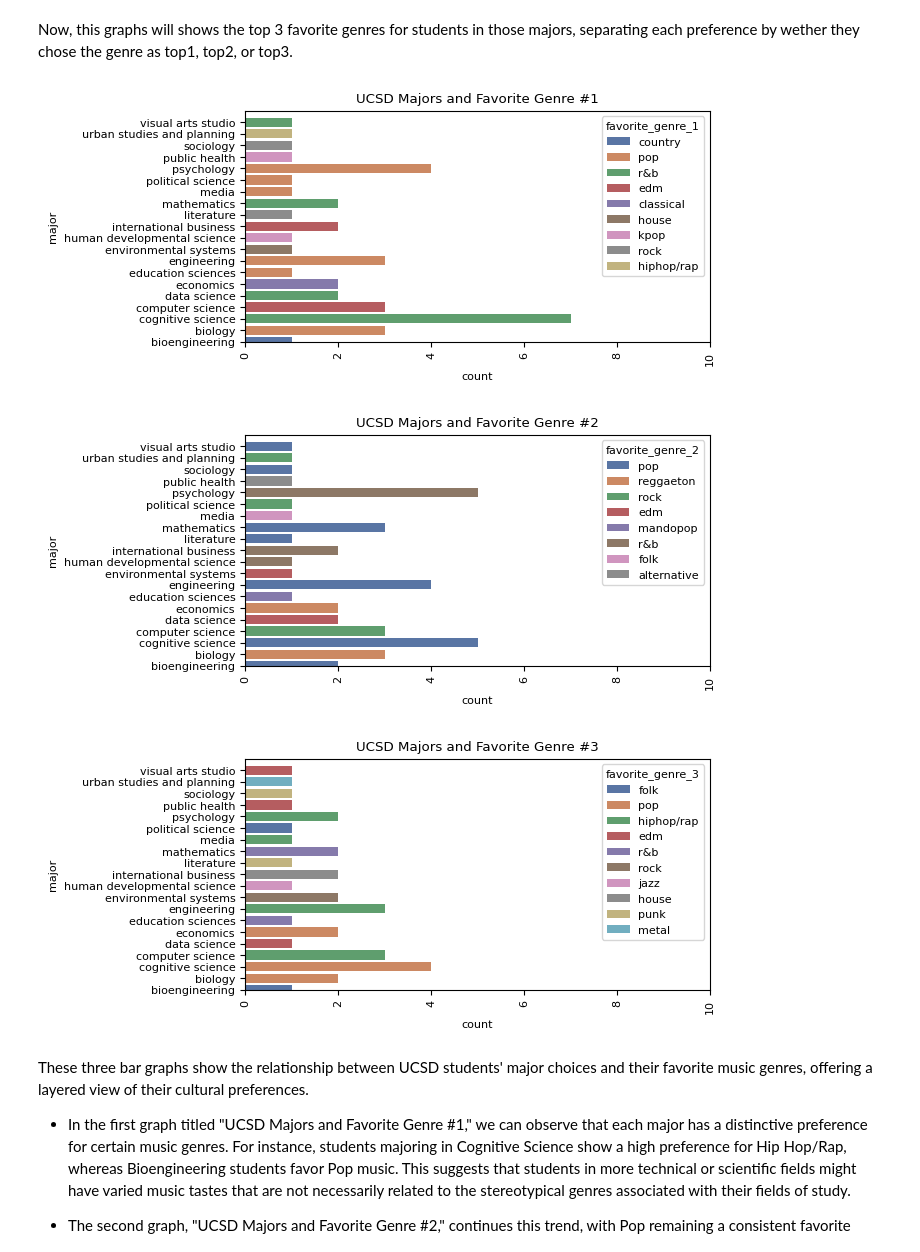
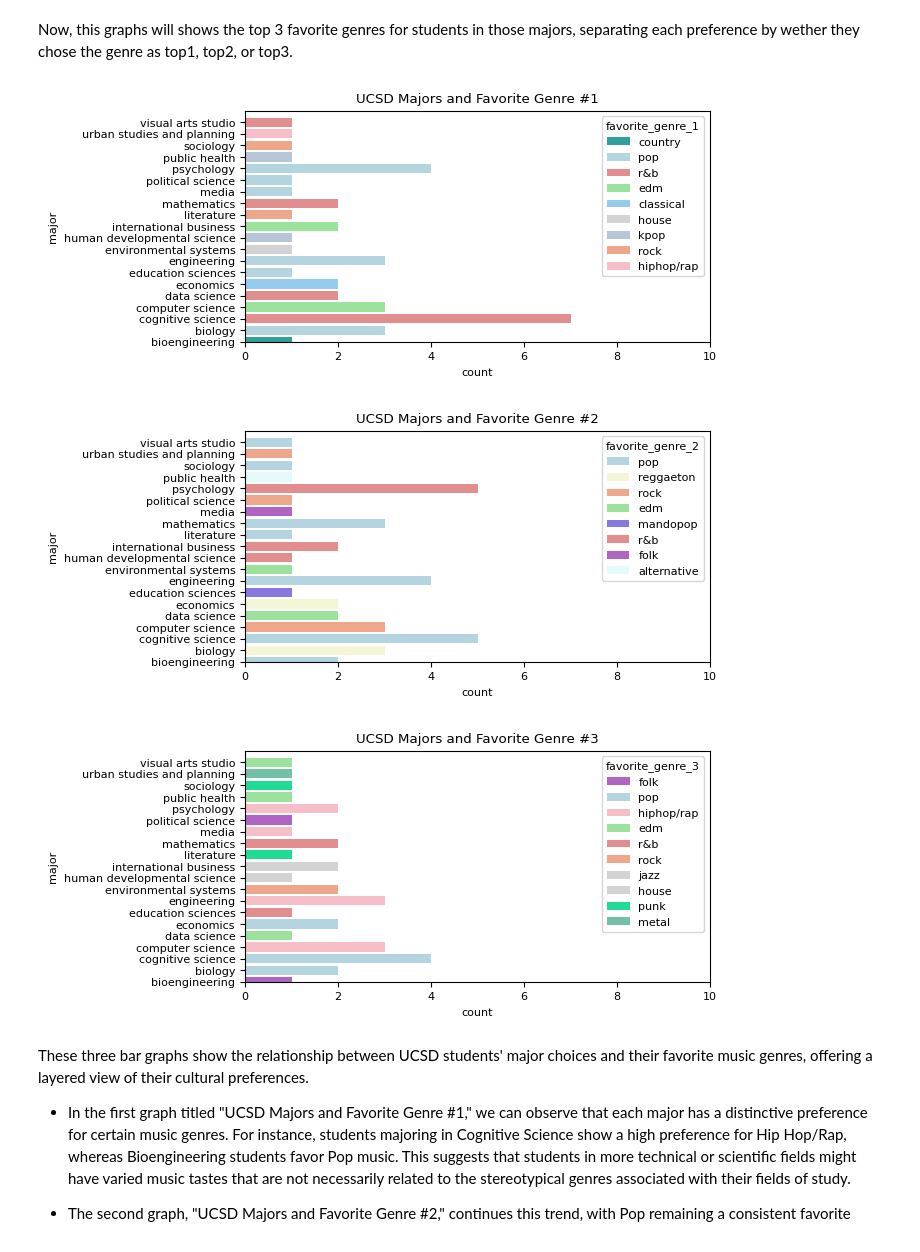
Before and after one commit to ninaahong/COGS108, a Jupyter notebook: EDACheckpoint_Group041_WI24.ipynb, the cells around one changed output. Drawn from its saved outputs; the diff is of its cells as text; code cells hidden in the pictures.

```diff
--- a/EDACheckpoint_Group041_WI24.ipynb
+++ b/EDACheckpoint_Group041_WI24.ipynb
@@ -164,8 +166,7 @@ def standardize_gen(str_gen):
             str_gen = str_gen.replace('-', '')
             output = str_gen
         elif 'oldies' in str_gen:
-            str_gen = str_gen.replace('oldies', '')
-            output = str_gen
+            output = np.nan
         elif 'heavy metal' in str_gen or 'power metal' in str_gen:
             output = 'metal'
         elif 'alternative rock' in str_gen:
@@ -575,6 +583,22 @@ Carry out whatever EDA you need to for your project.  Because every project will
 Some more words and stuff.  Remember notebooks work best if you interleave the code that generates a result with properly annotate figures and text that puts these results into context.
 # %% [markdown]
 This first graph shows the distribution of majors in our survey, showing how many students are in each major
+# %%
+major_color_palette={'cognitive science':'yellow', 'data science':'violet', 'bioengineering':'rosybrown',
+       'psychology':'hotpink', 'media':'steelblue', 'environmental systems':'springgreen', 'biology':'green',
+       'economics':'orange', 'computer science':'purple', 'engineering':'magenta',
+       'urban studies and planning':'mistyrose', 'mathematics':'red',
+       'international business':'lime', 'public health':'olive', 'literature':'palevioletred',
+       'visual arts studio':'mediumaquamarine', 'education sciences':'midnightblue',
+       'human developmental science':'orangered', 'sociology': 'oldlace', 'political science':'maroon'}
+
+music_color_palette={'pop':'lightblue','r&b': 'lightcoral', 'hiphop/rap': 'lightpink','alternative':'lightcyan',
+                     'rock': 'lightsalmon','reggaeton': 'lightgoldenrodyellow','jazz': 'lightgrey','edm':'lightgreen',
+                     'country':'lightseagreen','house': 'lightgray','indie':'lightyellow','classical': 'lightskyblue',
+                     'christian': 'lightslategray','kpop':'lightsteelblue','pashto music':'lightslategrey',
+                     'metal':'mediumaquamarine','worship':'mediumblue', 'folk':'mediumorchid','jpop':'mediumpurple',
+                     'reggae':'mediumseagreen', 'mandopop':'mediumslateblue', 'punk':'mediumspringgreen', 'banda':'mediumturquoise',
+                     'lofi':'mediumvioletred'}
 # %%
 ## YOUR CODE HERE
 ## FEEL FREE TO ADD MULTIPLE CELLS PER SECTION
@@ -606,32 +615,30 @@ top_count3=top_3.loc[top_3.groupby('major')['count'].idxmax()]
 # %%
 plt.rcParams.update({'font.size': 8})
 plt.figure(figsize=(6, 3))
-top1_bar=sns.barplot(x='count', y='major', hue='favorite_genre_1', data=top_count1,palette='deep')
-plt.xticks(rotation=90)
+
+top1_bar=sns.barplot(x='count', y='major', hue='favorite_genre_1', data=top_count1,palette=music_color_palette)
 plt.ylim(0, 20)
 plt.xlim(0, 10)
 plt.title('UCSD Majors and Favorite Genre #1')
 plt.show()
 
 plt.figure(figsize=(6, 3))
-top2_bar=sns.barplot(x='count', y='major', hue='favorite_genre_2', data=top_count2, palette='deep')
-plt.xticks(rotation=90)
+top2_bar=sns.barplot(x='count', y='major', hue='favorite_genre_2', data=top_count2, palette=music_color_palette)
 plt.ylim(0, 20)
 plt.xlim(0, 10)
 plt.title('UCSD Majors and Favorite Genre #2')
 plt.show()
 
 plt.figure(figsize=(6, 3))
-top3_bar=sns.barplot(x='count', y='major', hue='favorite_genre_3', data=top_count3, palette='deep')
-plt.xticks(rotation=90)
+top3_bar=sns.barplot(x='count', y='major', hue='favorite_genre_3', data=top_count3, palette=music_color_palette)
 plt.ylim(0, 20)
 plt.xlim(0, 10)
 plt.title('UCSD Majors and Favorite Genre #3')
 plt.show()
 # %% [output]
-[figure, old version]
+[figure, new version]
-[figure, old version]
+[figure, new version]
-[figure, old version]
+[figure, new version]
 # %% [markdown]
 These three bar graphs show the relationship between UCSD students' major choices and their favorite music genres, offering a layered view of their cultural preferences.
 - In the first graph titled "UCSD Majors and Favorite Genre #1," we can observe that each major has a distinctive preference for certain music genres. For instance, students majoring in Cognitive Science show a high preference for Hip Hop/Rap, whereas Bioengineering students favor Pop music. This suggests that students in more technical or scientific fields might have varied music tastes that are not necessarily related to the stereotypical genres associated with their fields of study.
```
Also changed, not shown: parts of 26 cells of this notebook.
